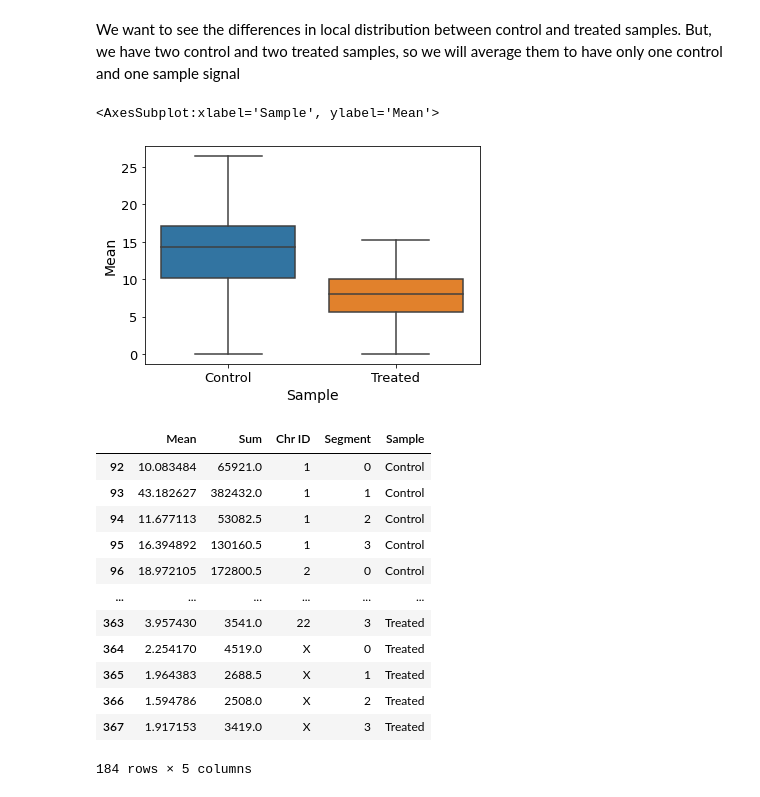
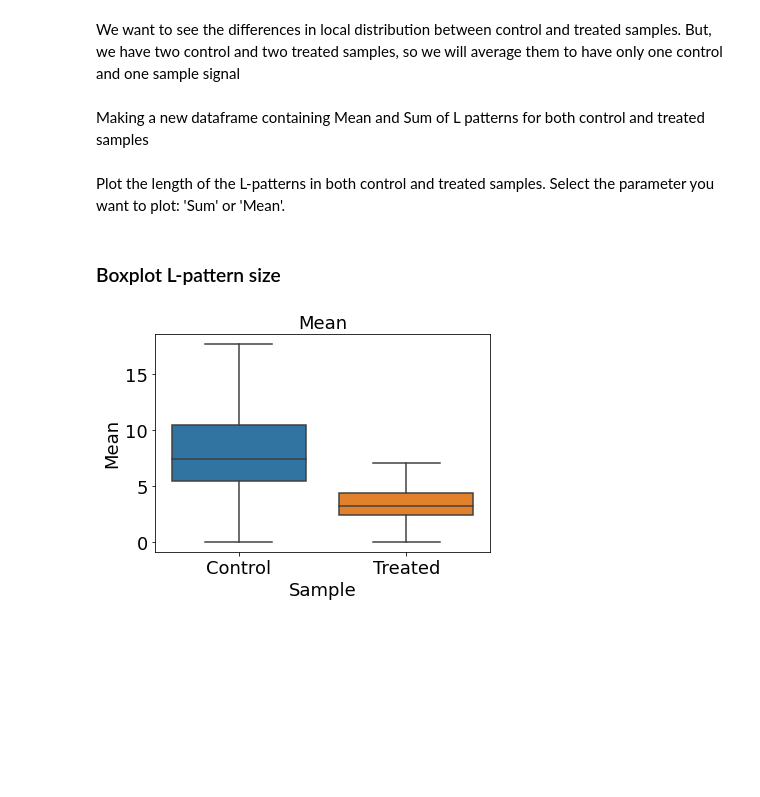
Before and after one commit to barbaroo/genome_topology, a Jupyter notebook: Hi-C map analysis/Local matrix analysis bulk.ipynb, the cells around one changed output. Saved outputs shown, nothing was run; the diff lists cells and outputs as text; code cells hidden in the pictures; blank space fills up the shorter version.

```diff
--- a/Hi-C map analysis/Local matrix analysis bulk.ipynb
+++ b/Hi-C map analysis/Local matrix analysis bulk.ipynb
@@ -247,6 +227,8 @@ df_control2 = data[data['Sample'] == 'Control2']
 
 df_treated1 =  data[data['Sample'] == 'Treated1']
 df_treated2 =  data[data['Sample'] == 'Treated2']
+# %% [markdown]
+Making a new dataframe containing Mean and Sum of L patterns for both control and treated samples
 # %%
 mean_control = (np.array(df_control2['Mean']) + np.array(df_control1['Mean']))/2
 sum_control = (np.array(df_control2['Sum']) + np.array(df_control1['Sum']))/2
@@ -267,22 +249,17 @@ all_data = pd.concat(frames)
+# %% [markdown]
+Plot the length of the L-patterns in both control and treated samples. Select the parameter you want to plot: 'Sum' or 'Mean'.
+# %% [markdown]
+### Boxplot L-pattern size
 # %%
-set_layout()
-sns.boxplot(y = 'Mean', x = 'Sample', data = all_data, showfliers = False)
+savefig = True
+parameter = 'Mean'
+set_layout(18, 18, 18)
+
+fig = plt.figure()
+plt.title(parameter)
+sns.boxplot(y = parameter, x = 'Sample', data = all_data, showfliers = False)
+
+if savefig:
+    save_figures(fig, path = path_figure, name_file = 'L_pattern_size_boxplot', method= parameter)
 # %% [output]
-<AxesSubplot:xlabel='Sample', ylabel='Mean'>
-[figure, old version]
+[figure, new version]
-# %%
-all_data
-# %% [output]
-|  | Mean | Sum | Chr ID | Segment | Sample |
-| 92 | 10.083484 | 65921.0 | 1 | 0 | Control |
-| 93 | 43.182627 | 382432.0 | 1 | 1 | Control |
-| 94 | 11.677113 | 53082.5 | 1 | 2 | Control |
-| 95 | 16.394892 | 130160.5 | 1 | 3 | Control |
-| 96 | 18.972105 | 172800.5 | 2 | 0 | Control |
-| ... | ... | ... | ... | ... | ... |
-| 363 | 3.957430 | 3541.0 | 22 | 3 | Treated |
-| 364 | 2.254170 | 4519.0 | X | 0 | Treated |
-| 365 | 1.964383 | 2688.5 | X | 1 | Treated |
-| 366 | 1.594786 | 2508.0 | X | 2 | Treated |
-| 367 | 1.917153 | 3419.0 | X | 3 | Treated |
-184 rows × 5 columns
```
Also changed, not shown: parts of 30 cells of this notebook.
